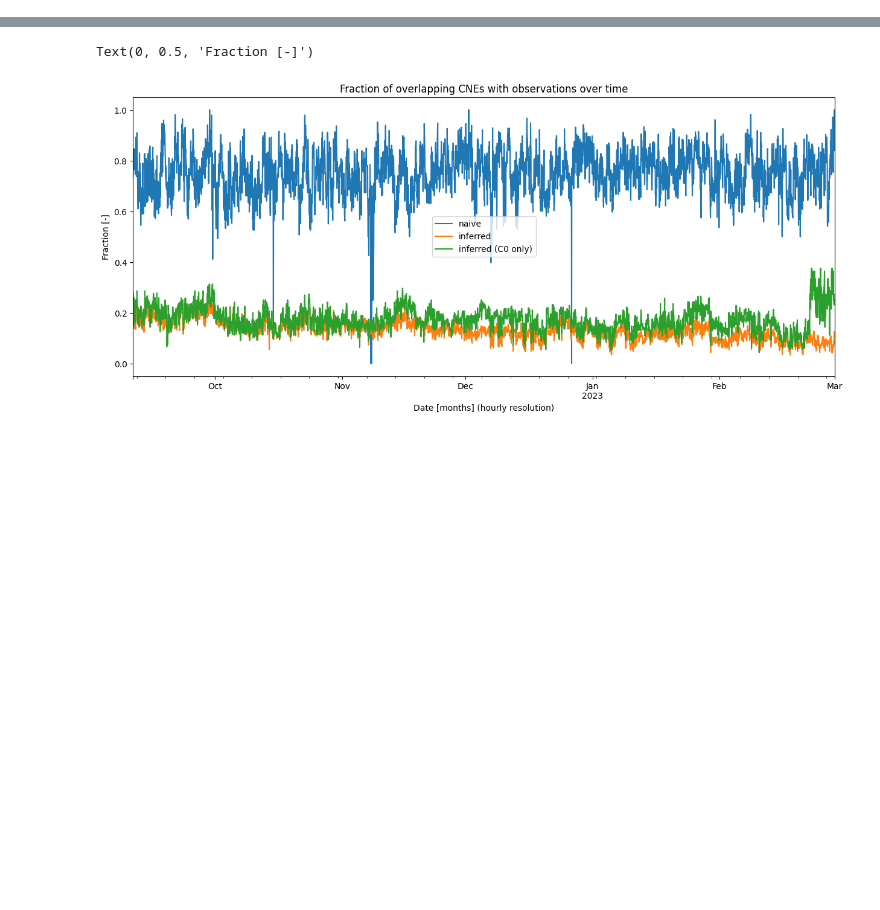
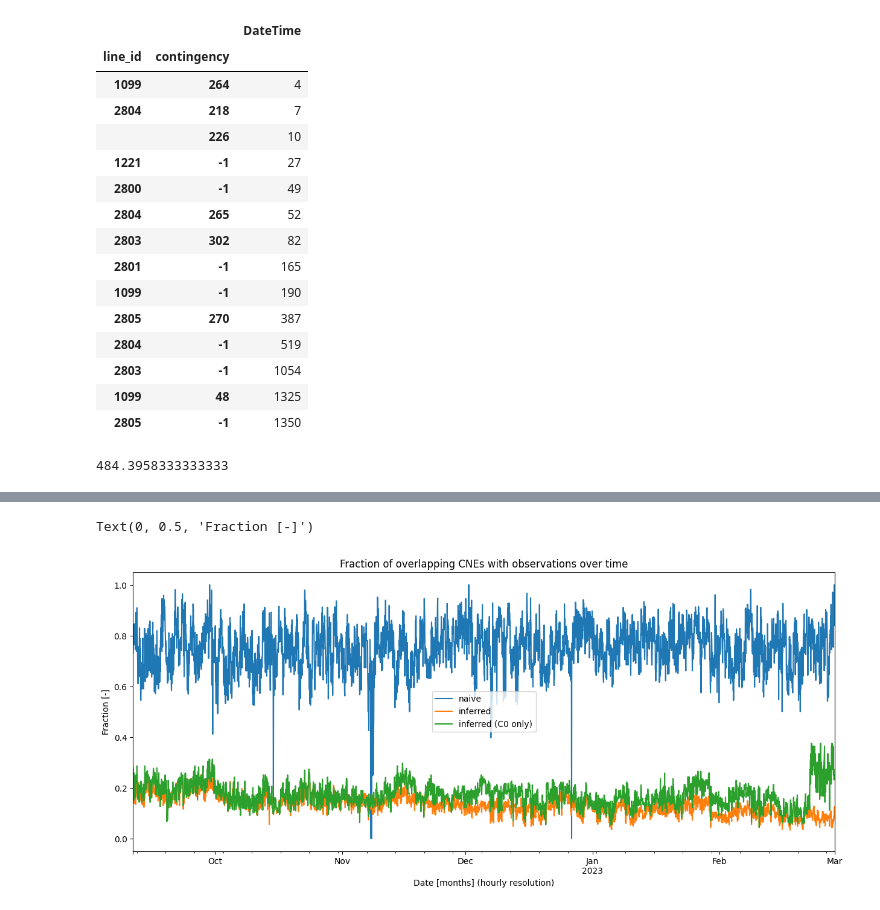
Before and after one commit to kbruninx/FBMC, a Jupyter notebook: flow_based_domain/Calculated PTDF Analysis.ipynb, the cells around one changed output, grey strips where cells are left out. Saved outputs shown, nothing was run; the diff lists cells and outputs as text; code cells hidden in the pictures; blank space fills up the shorter version.

```diff
--- a/flow_based_domain/Calculated PTDF Analysis.ipynb
+++ b/flow_based_domain/Calculated PTDF Analysis.ipynb
@@ -51,0 +27,20 @@ display(df_ptdf)
+# %%
+lines_in_zone = list(df_grid[df_grid.zone == 'BE'].index)
+df_ptdf_obs[df_ptdf_obs.line_id.isin(lines_in_zone)][['line_id', 'contingency', 'DateTime']].groupby(['line_id', 'contingency']).count().sort_values(by=['DateTime'])
+# %% [output]
+|  |  | DateTime |
+| line_id | contingency |  |
+| 1099 | 264 | 4 |
+| 2804 | 218 | 7 |
+|  | 226 | 10 |
+| 1221 | -1 | 27 |
+| 2800 | -1 | 49 |
+| 2804 | 265 | 52 |
+| 2803 | 302 | 82 |
+| 2801 | -1 | 165 |
+| 1099 | -1 | 190 |
+| 2805 | 270 | 387 |
+| 2804 | -1 | 519 |
+| 2803 | -1 | 1054 |
+| 1099 | 48 | 1325 |
+| 2805 | -1 | 1350 |
@@ -51,0 +58,4 @@ display(df_ptdf)
+# %%
+display(df_ptdf_nuts_feb_4.groupby('DateTime').count()['line_id'].mean())
+# %% [output]
+484.3958333333333
```
Also changed, not shown: parts of 24 cells of this notebook, 50 other files.
